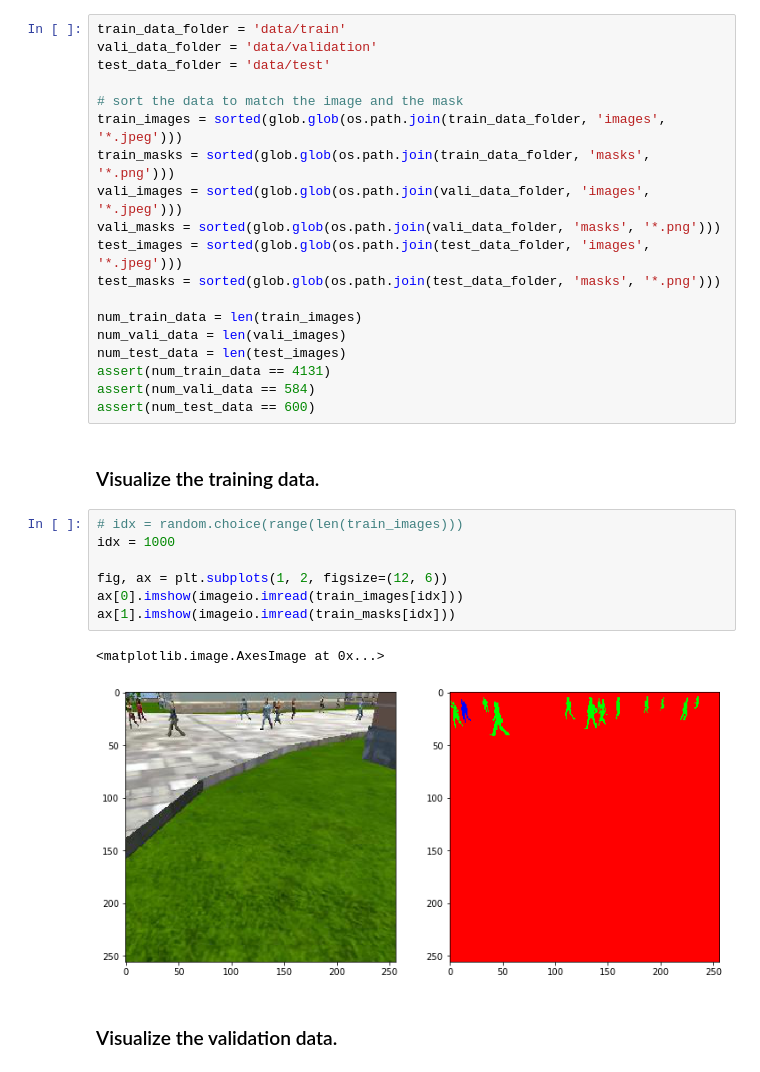
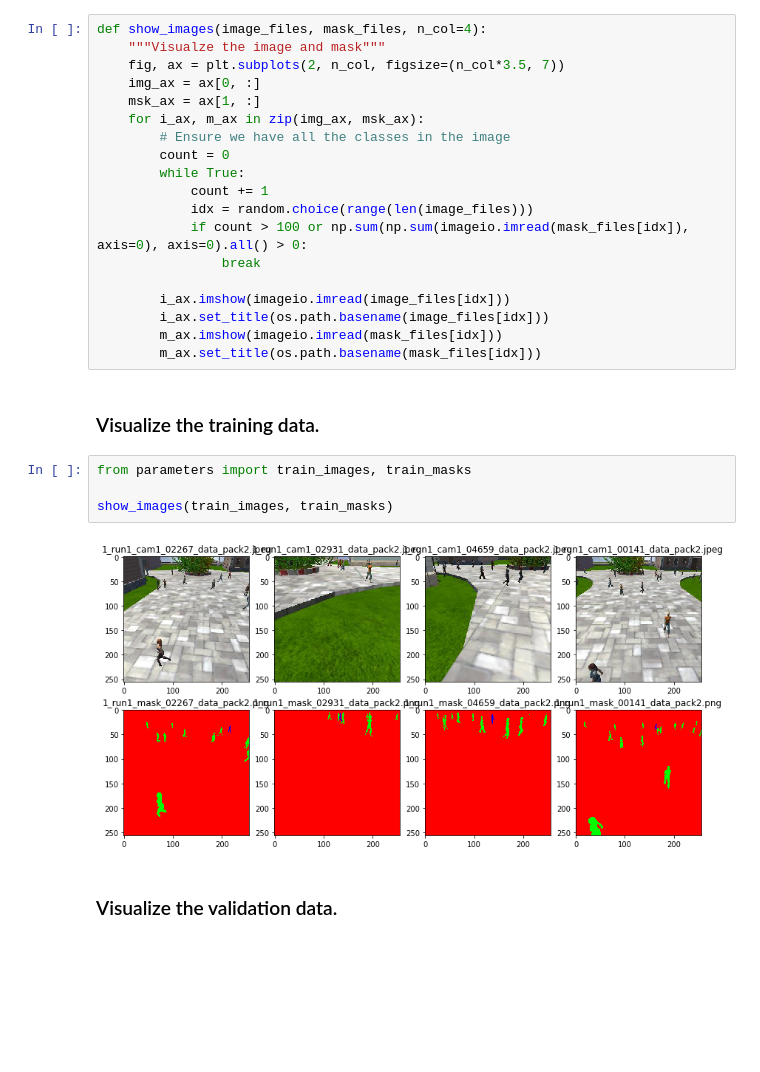
Before and after one commit to zhujun98/semantic_segmentation, a Jupyter notebook: follow_me/follow_me.ipynb, the cells around one changed output. Cells and saved outputs as stored; diff of their text form; blank space fills up the shorter version.

```diff
--- a/follow_me/follow_me.ipynb
+++ b/follow_me/follow_me.ipynb
@@ -40,35 +20,31 @@ helper.maybe_download_data()
 # %% [markdown]
 ## Data Visualization<a id='data_vis'></a>
-# %%
-train_data_folder = 'data/train'
-vali_data_folder = 'data/validation'
-test_data_folder = 'data/test'
-
-# sort the data to match the image and the mask
-train_images = sorted(glob.glob(os.path.join(train_data_folder, 'images', '*.jpeg')))
-train_masks = sorted(glob.glob(os.path.join(train_data_folder, 'masks', '*.png')))
-vali_images = sorted(glob.glob(os.path.join(vali_data_folder, 'images', '*.jpeg')))
-vali_masks = sorted(glob.glob(os.path.join(vali_data_folder, 'masks', '*.png')))
-test_images = sorted(glob.glob(os.path.join(test_data_folder, 'images', '*.jpeg')))
-test_masks = sorted(glob.glob(os.path.join(test_data_folder, 'masks', '*.png')))
-
-num_train_data = len(train_images)
-num_vali_data = len(vali_images)
-num_test_data = len(test_images)
-assert(num_train_data == 4131)
-assert(num_vali_data == 584)
-assert(num_test_data == 600)
+# %%
+def show_images(image_files, mask_files, n_col=4):
+    """Visualze the image and mask"""
+    fig, ax = plt.subplots(2, n_col, figsize=(n_col*3.5, 7))
+    img_ax = ax[0, :]
+    msk_ax = ax[1, :]
+    for i_ax, m_ax in zip(img_ax, msk_ax):
+        # Ensure we have all the classes in the image
+        count = 0
+        while True:
+            count += 1
+            idx = random.choice(range(len(image_files)))
+            if count > 100 or np.sum(np.sum(imageio.imread(mask_files[idx]), axis=0), axis=0).all() > 0:
+                break
+
+        i_ax.imshow(imageio.imread(image_files[idx]))
+        i_ax.set_title(os.path.basename(image_files[idx]))
+        m_ax.imshow(imageio.imread(mask_files[idx]))
+        m_ax.set_title(os.path.basename(mask_files[idx]))
 # %% [markdown]
 ### Visualize the training data.
-# %%
-# idx = random.choice(range(len(train_images)))
-idx = 1000
-
-fig, ax = plt.subplots(1, 2, figsize=(12, 6))
-ax[0].imshow(imageio.imread(train_images[idx]))
-ax[1].imshow(imageio.imread(train_masks[idx]))
-# %% [output]
-<matplotlib.image.AxesImage at 0x...>
-[figure, removed]
+# %%
+from parameters import train_images, train_masks
+
+show_images(train_images, train_masks)
+# %% [output]
+[figure, added]
 # %% [markdown]
 ### Visualize the validation data.
```
Also changed, not shown: parts of 18 cells of this notebook, 7 other files.
